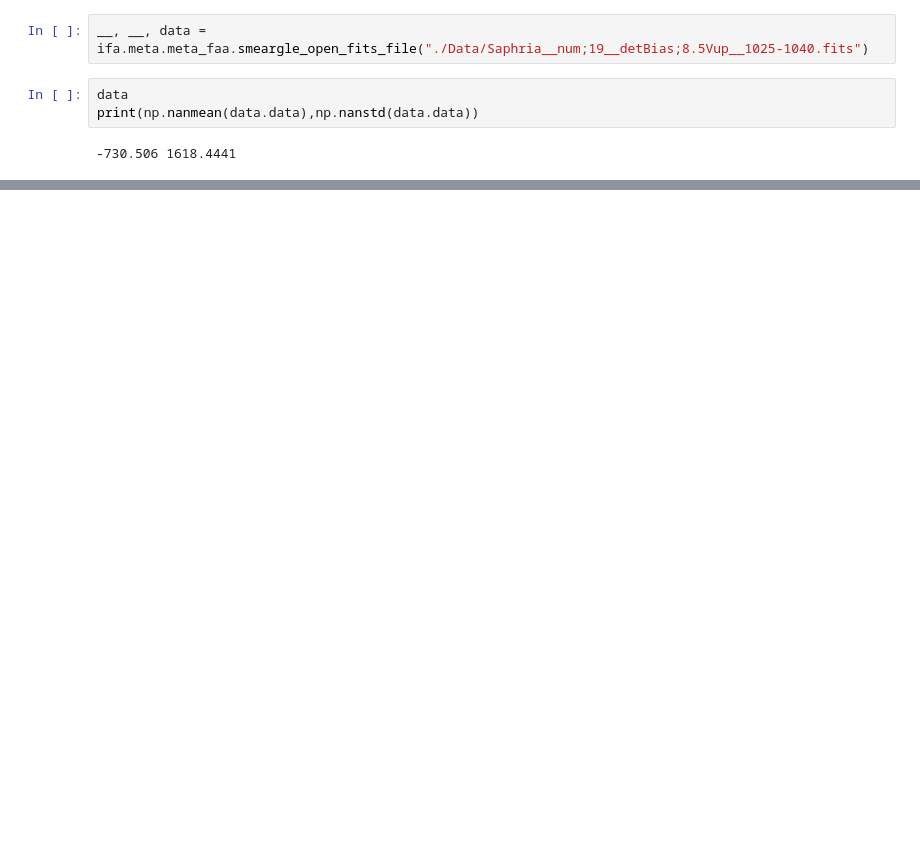
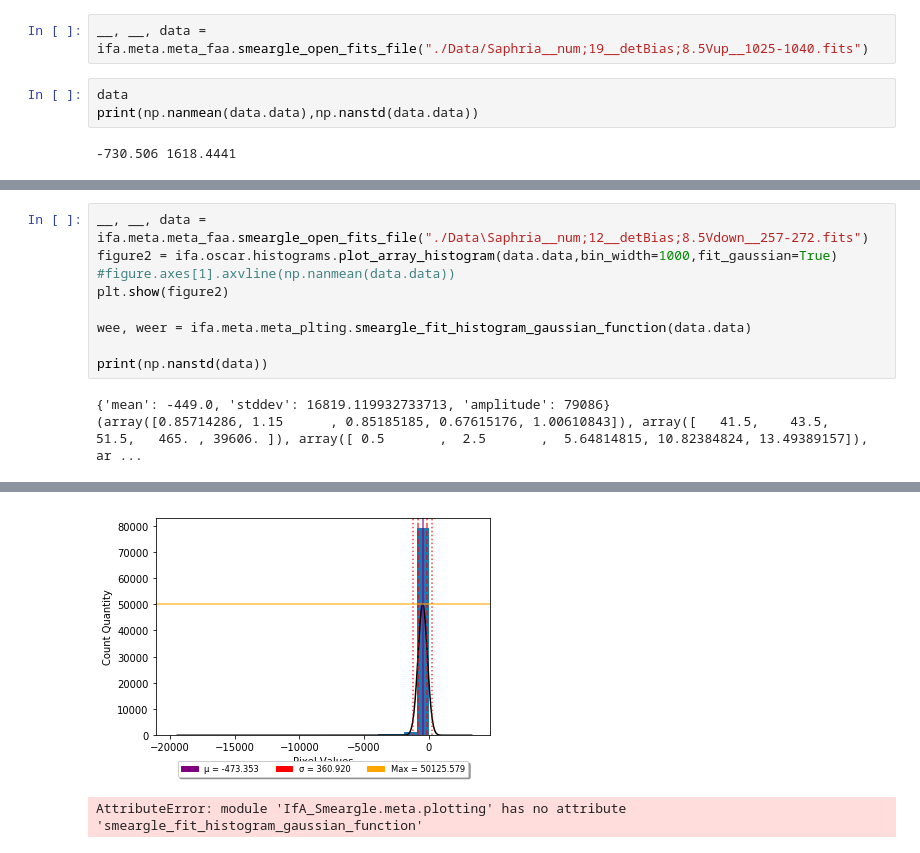
Before and after one commit to psmd-iberutaru/IfA-Smeargle, a Jupyter notebook: Testing.ipynb, the cells around one changed output, grey strips where cells are left out. Saved outputs shown, nothing was run; the diff lists cells and outputs as text; blank space fills up the shorter version.

```diff
--- a/Testing.ipynb
+++ b/Testing.ipynb
@@ -112,0 +189,12 @@ np_ma.count_masked(data)
+# %%
+__, __, data = ifa.meta.meta_faa.smeargle_open_fits_file("./Data\Saphria__num;12__detBias;8.5Vdown__257-272.fits")
+figure2 = ifa.oscar.histograms.plot_array_histogram(data.data,bin_width=1000,fit_gaussian=True)
+#figure.axes[1].axvline(np.nanmean(data.data))
+plt.show(figure2)
+
+wee, weer = ifa.meta.meta_plting.smeargle_fit_histogram_gaussian_function(data.data)
+
+print(np.nanstd(data))
+# %% [output]
+{'mean': -449.0, 'stddev': 16819.119932733713, 'amplitude': 79086}
+(array([0.85714286, 1.15      , 0.85185185, 0.67615176, 1.00610843]), array([   41.5,    43.5,    51.5,   465. , 39606. ]), array([ 0.5       ,  2.5       ,  5.64814815, 10.82384824, 13.49389157]), ar ...
@@ -112,0 +202,2 @@ np_ma.count_masked(data)
+[figure, added]
+AttributeError: module 'IfA_Smeargle.meta.plotting' has no attribute 'smeargle_fit_histogram_gaussian_function'
```
Also changed, not shown: parts of 8 cells of this notebook, 12 other files.
